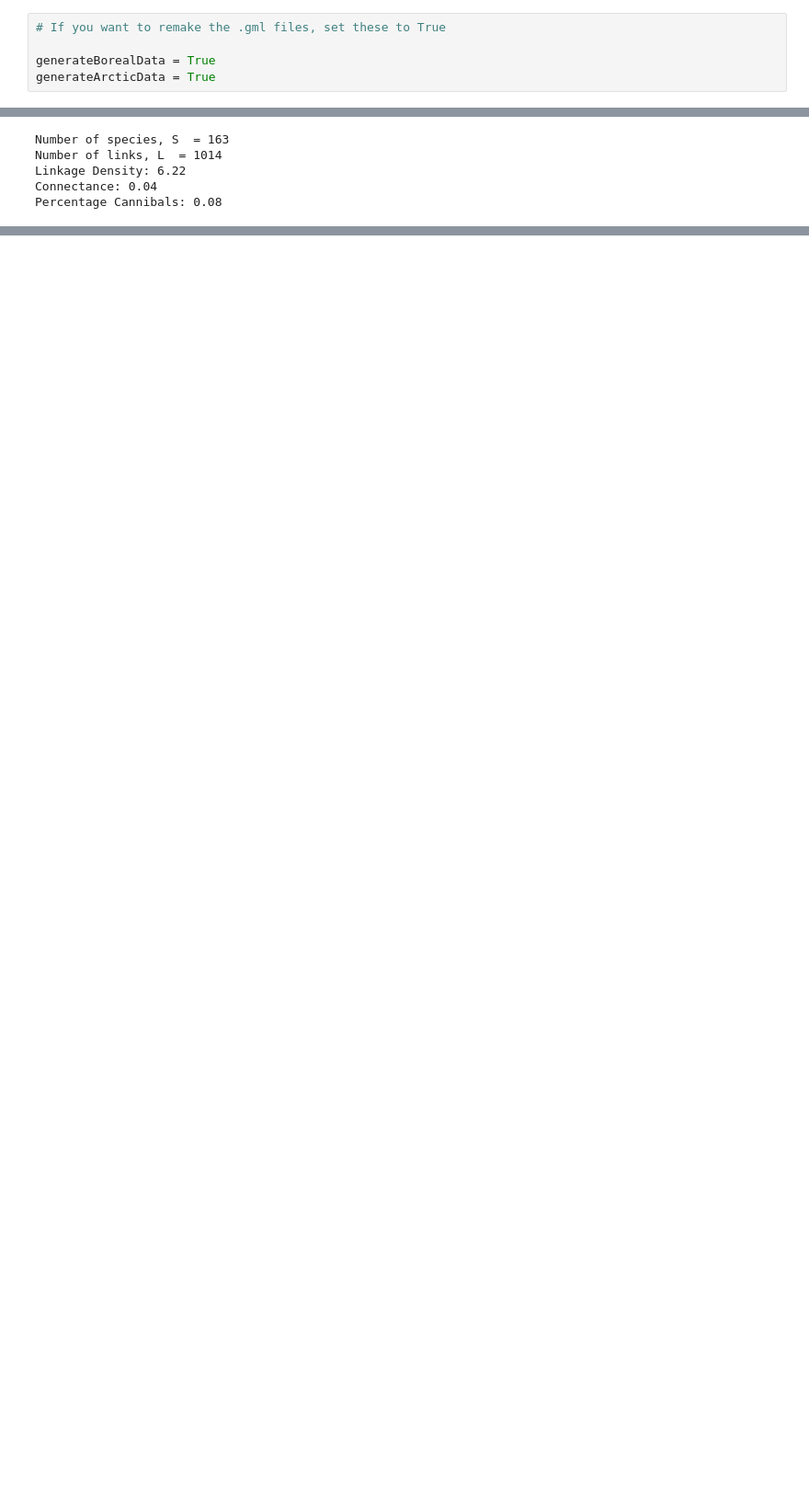
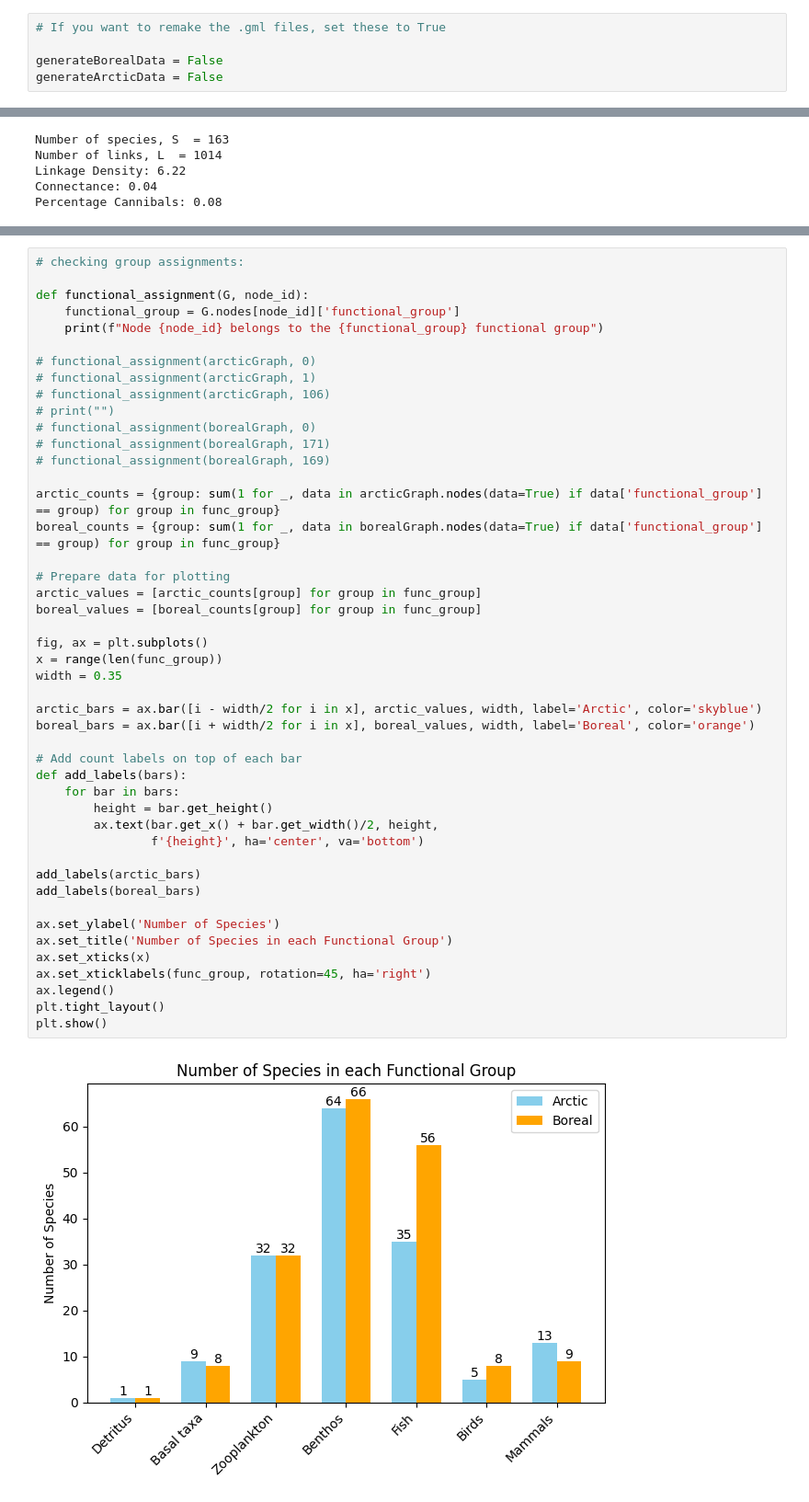
Before and after one commit to Tkloster01/BioFinalProject, a Jupyter notebook: main.ipynb, the cells around one changed output, grey strips where cells are left out. Shown at 92% size. Saved outputs shown, nothing was run; the diff lists cells and outputs as text; blank space fills up the shorter version.

```diff
--- a/main.ipynb
+++ b/main.ipynb
@@ -48,8 +48,8 @@ print(len(uniqueNames))
 # %%
 # If you want to remake the .gml files, set these to True
 
-generateBorealData = True
-generateArcticData = True
+generateBorealData = False
+generateArcticData = False
 # %%
 # Builds the .gml file based on the adjacency matrix given in the .xlsx format
 
@@ -448,0 +510,48 @@ Percentage Cannibals: 0.08
+# %%
+# checking group assignments:
+
+def functional_assignment(G, node_id):
+    functional_group = G.nodes[node_id]['functional_group']
+    print(f"Node {node_id} belongs to the {functional_group} functional group")
+
+# functional_assignment(arcticGraph, 0)
+# functional_assignment(arcticGraph, 1)
+# functional_assignment(arcticGraph, 106)
+# print("")
+# functional_assignment(borealGraph, 0)
+# functional_assignment(borealGraph, 171)
+# functional_assignment(borealGraph, 169)
+
+arctic_counts = {group: sum(1 for _, data in arcticGraph.nodes(data=True) if data['functional_group'] == group) for group in func_group}
+boreal_counts = {group: sum(1 for _, data in borealGraph.nodes(data=True) if data['functional_group'] == group) for group in func_group}
+
+# Prepare data for plotting
+arctic_values = [arctic_counts[group] for group in func_group]
+boreal_values = [boreal_counts[group] for group in func_group]
+
+fig, ax = plt.subplots()
+x = range(len(func_group))
+width = 0.35
+
+arctic_bars = ax.bar([i - width/2 for i in x], arctic_values, width, label='Arctic', color='skyblue')
+boreal_bars = ax.bar([i + width/2 for i in x], boreal_values, width, label='Boreal', color='orange')
+
+# Add count labels on top of each bar
+def add_labels(bars):
+    for bar in bars:
+        height = bar.get_height()
+        ax.text(bar.get_x() + bar.get_width()/2, height,
+                f'{height}', ha='center', va='bottom')
+
+add_labels(arctic_bars)
+add_labels(boreal_bars)
+
+ax.set_ylabel('Number of Species')
+ax.set_title('Number of Species in each Functional Group')
+ax.set_xticks(x)
+ax.set_xticklabels(func_group, rotation=45, ha='right')
+ax.legend()
+plt.tight_layout()
+plt.show()
+# %% [output]
+[figure, added]
```
Also changed, not shown: parts of 18 cells of this notebook.
